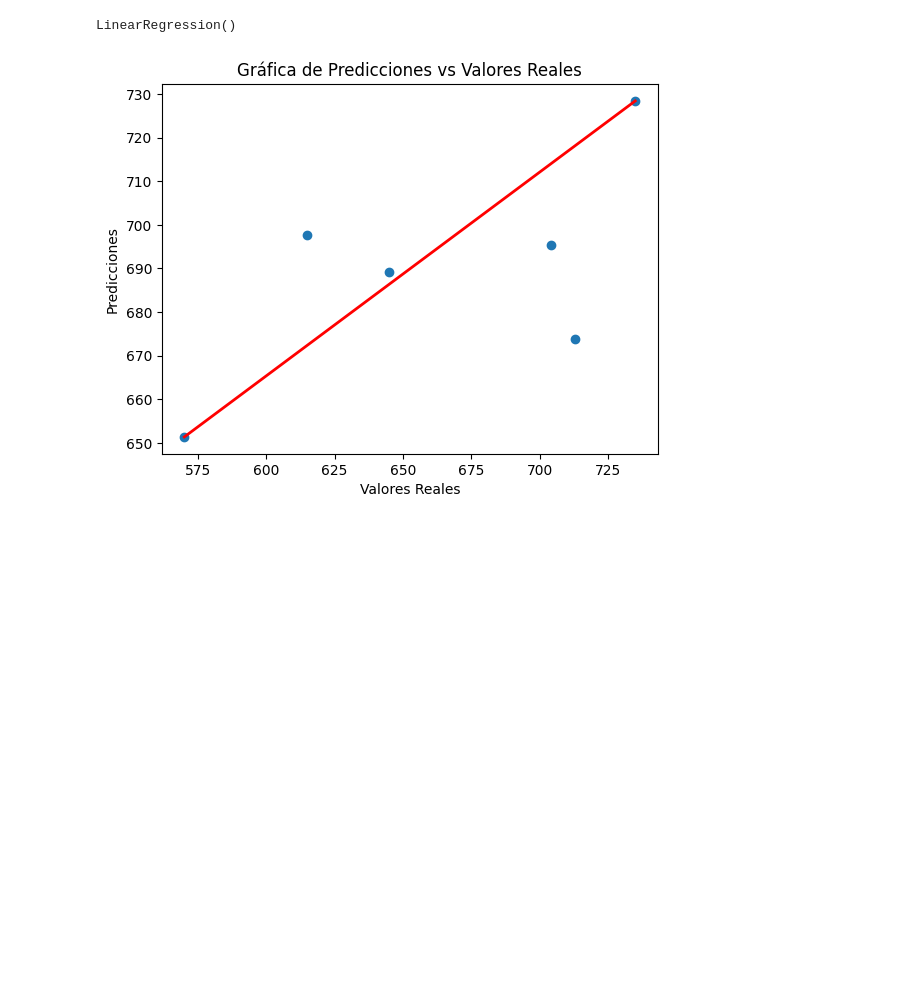
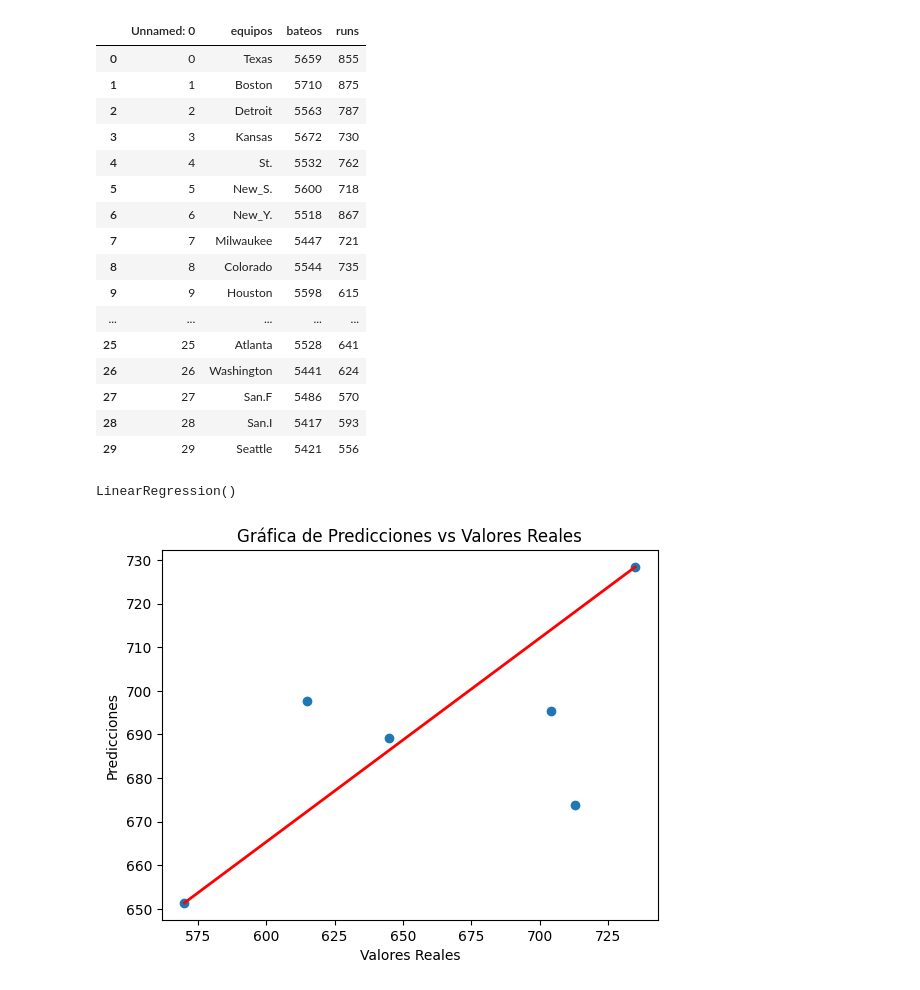
Before and after one commit to DiegoUlisesMM/Eva2BD, a Jupyter notebook: SA1.ipynb, the cells around one changed output. Saved outputs shown, nothing was run; the diff lists cells and outputs as text; code cells hidden in the pictures; blank space fills up the shorter version.

```diff
--- a/Beisbol.ipynb
+++ b/SA1.ipynb
@@ -7,6 +7,26 @@ from sklearn.metrics import mean_squared_error, r2_score
 # %%
 # Cargar el conjunto de datos
 beisbol_data = pd.read_csv(r'C:\Users\Diego\OneDrive\Escritorio\DatosEvaluacion\beisbol.csv')
+# %%
+beisbol_data
+# %% [output]
+|  | Unnamed: 0 | equipos | bateos | runs |
+| 0 | 0 | Texas | 5659 | 855 |
+| 1 | 1 | Boston | 5710 | 875 |
+| 2 | 2 | Detroit | 5563 | 787 |
+| 3 | 3 | Kansas | 5672 | 730 |
+| 4 | 4 | St. | 5532 | 762 |
+| 5 | 5 | New_S. | 5600 | 718 |
+| 6 | 6 | New_Y. | 5518 | 867 |
+| 7 | 7 | Milwaukee | 5447 | 721 |
+| 8 | 8 | Colorado | 5544 | 735 |
+| 9 | 9 | Houston | 5598 | 615 |
+| ... | ... | ... | ... | ... |
+| 25 | 25 | Atlanta | 5528 | 641 |
+| 26 | 26 | Washington | 5441 | 624 |
+| 27 | 27 | San.F | 5486 | 570 |
+| 28 | 28 | San.I | 5417 | 593 |
+| 29 | 29 | Seattle | 5421 | 556 |
 # %%
 # Codificar la columna 'equipos' usando one-hot encoding
 beisbol_data = pd.get_dummies(beisbol_data, columns=['equipos'], drop_first=True)
```
Also changed, not shown: parts of 10 cells of this notebook, 3 other files.
